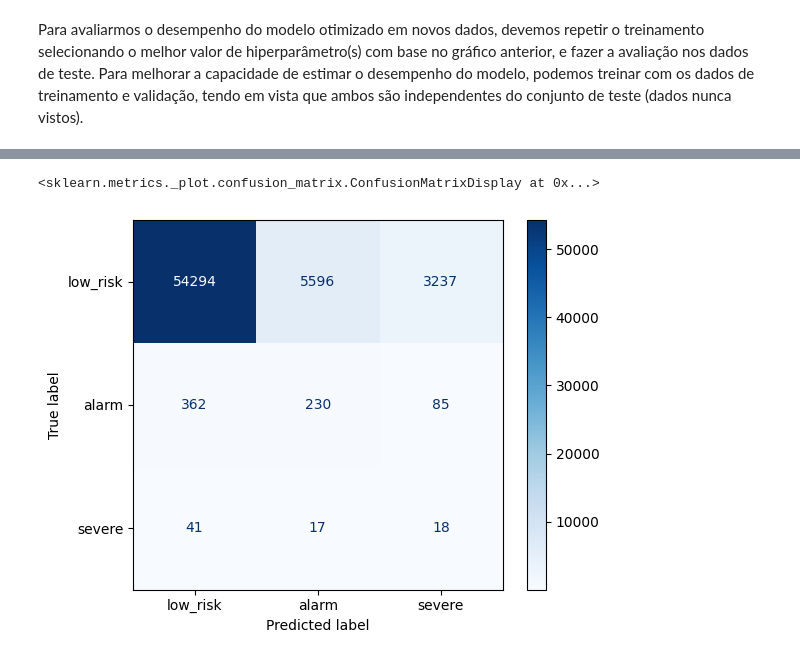
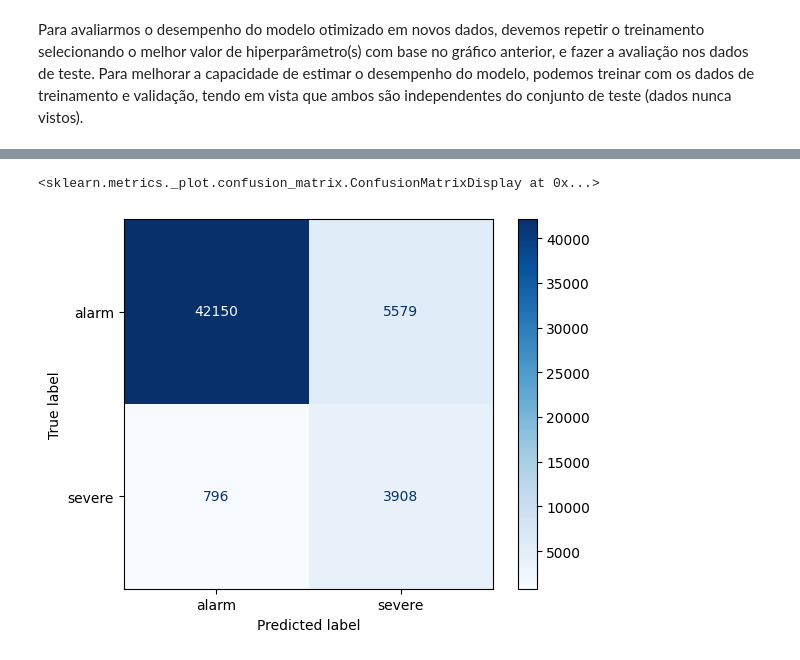
Before and after one commit to gct02/TrabalhoPraticoML, a Jupyter notebook: src/decision_tree.ipynb, the cells around one changed output, grey strips where cells are left out. Saved outputs shown, nothing was run; the diff lists cells and outputs as text; code cells hidden in the pictures.

```diff
--- a/src/decision_tree.ipynb
+++ b/src/decision_tree.ipynb
@@ -24,3 +24,7 @@ y = df_sinan_processed["severity"]
 
 feature_names = X.columns.tolist()
 target_names = ["low_risk", "alarm", "severe"]
+
+# Mapeamento dos rótulos alvo para inteiros (por conveniência)
+target_mapping = {name: idx for idx, name in enumerate(target_names)}
+y = y.map(target_mapping)
@@ -405,2 +558,0 @@ plt.show()
-# %%
-best_max_depth = 7 # preencha aqui com o melhor valor do hiperparâmetros, conforme análise anterior
@@ -429,9 +558,0 @@ X_train_final, y_train_final = pipeline_final.fit_resample(X_train2, y_train2)
-# %%
-dt = DecisionTreeClassifier(max_depth=best_max_depth, criterion='entropy', class_weight='balanced', random_state=0)
-dt.fit(X_train_final, y_train_final)
-
-y_pred = dt.predict(X_test)
-acc = accuracy_score(y_test, y_pred)
-f1 = f1_score(y_test, y_pred, average='macro', zero_division=0)
-print(f"Accuracy: {acc:.3f}")
-print(f"F1-macro: {f1:.3f}")
@@ -448,0 +709,24 @@ ConfusionMatrixDisplay.from_predictions(y_test, y_pred, display_labels=target_na
+# %%
+from sklearn.metrics import classification_report
+
+X_c2_train_full = np.concatenate((X_c2_train, X_c2_valid), axis=0)
+y_c2_train_full = np.concatenate((y_c2_train, y_c2_valid), axis=0)
+
+over_sampler_final = SMOTE(
+    random_state=42
+)
+
+X_c2_train_final, y_c2_train_final = over_sampler_final.fit_resample(X_c2_train_full, y_c2_train_full)
+
+# best_max_depth = max_depths[np.argmax(recall_values)]
+# print(f'Best max depth: {best_max_depth}')
+
+dt_c2 = DecisionTreeClassifier(
+    max_depth=best_max_depth, min_samples_leaf=best_min_samples_leaf, class_weight='balanced', random_state=0
+)
+dt_c2.fit(X_c2_train_final, y_c2_train_final)
+
+y_pred = dt_c2.predict(X_c2_test)
+
+report = classification_report(y_c2_test, y_pred, target_names=target_names_c2)
+print(report)
@@ -449,8 +742,9 @@ ConfusionMatrixDisplay.from_predictions(y_test, y_pred, display_labels=target_na
 # %%
 # Plota a matriz de confusão
 from sklearn.metrics import ConfusionMatrixDisplay
+import matplotlib.pyplot as plt
 
-ConfusionMatrixDisplay.from_predictions(y_test, y_pred, display_labels=target_names, cmap=plt.cm.Blues)
+ConfusionMatrixDisplay.from_predictions(y_c2_test, y_pred, display_labels=target_names_c2, cmap=plt.cm.Blues)
 # %% [output]
 <sklearn.metrics._plot.confusion_matrix.ConfusionMatrixDisplay at 0x...>
-[figure, old version]
+[figure, new version]
```
Also changed, not shown: parts of 49 cells of this notebook, 9 other files.
